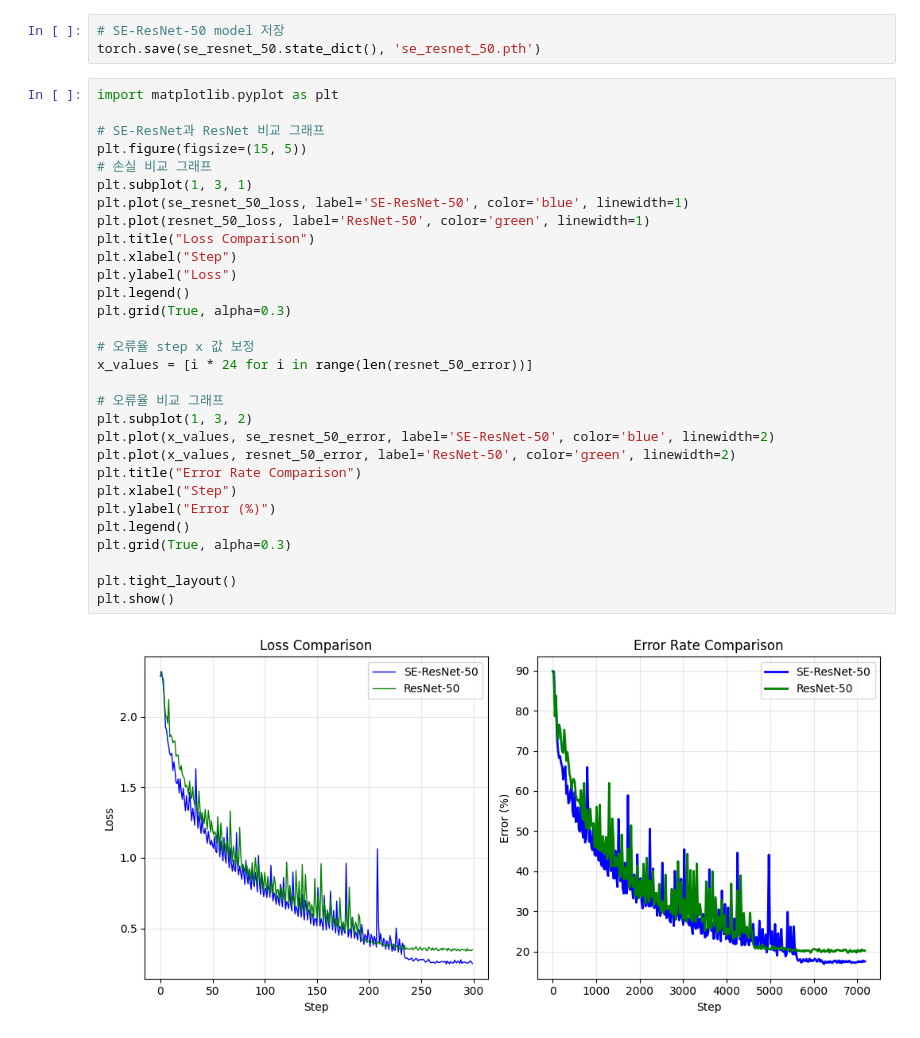
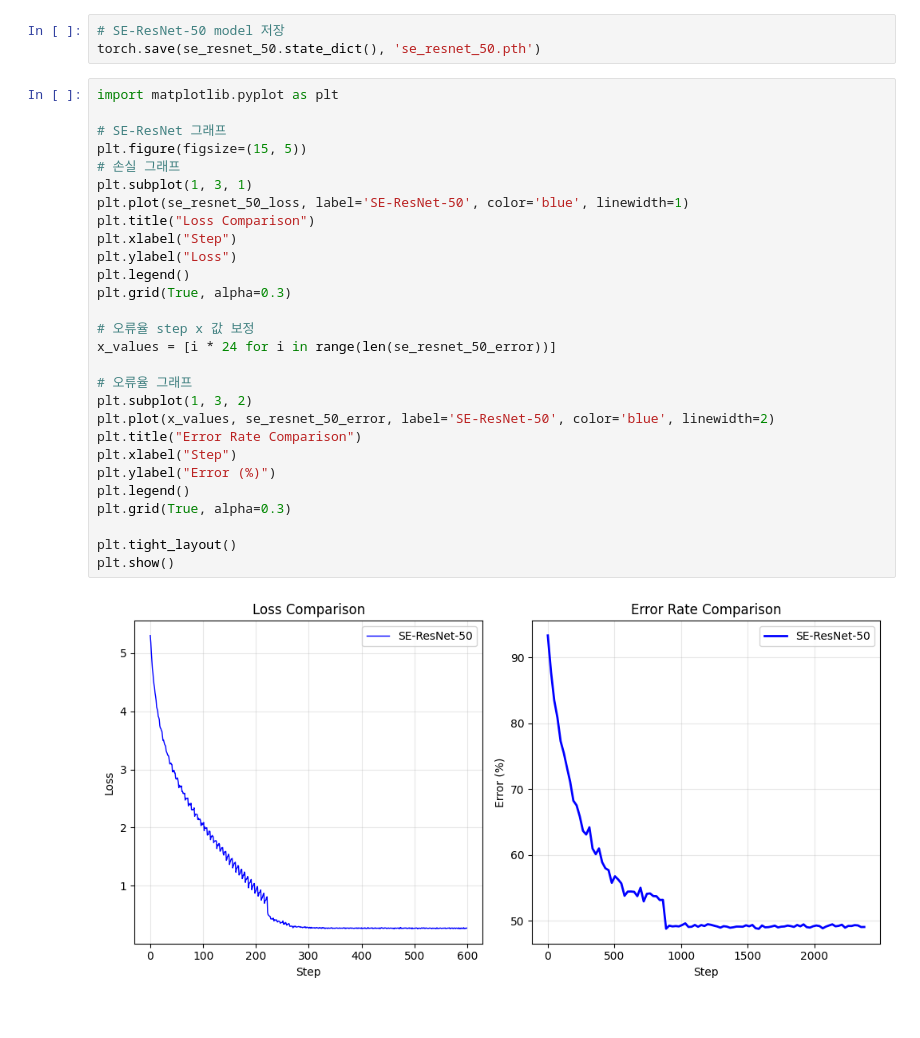
Before and after one commit to Donghyeon-Shin/learning_AI, a Jupyter notebook: Architectures/SENet/model.ipynb, the cells around one changed output. Saved outputs shown, nothing was run; the diff lists cells and outputs as text.

Commit message:
feat : SE-ResNet-50, Tiny-ImageNet-200 데이터 셋 학습(Epoch 100)

```diff
--- a/Architectures/SENet/model.ipynb
+++ b/Architectures/SENet/model.ipynb
@@ -492,33 +494,31 @@ torch.save(se_resnet_50.state_dict(), 'se_resnet_50.pth')
 # %%
 import matplotlib.pyplot as plt
 
-# SE-ResNet과 ResNet 비교 그래프
+# SE-ResNet 그래프
 plt.figure(figsize=(15, 5))
-# 손실 비교 그래프
+# 손실 그래프
 plt.subplot(1, 3, 1)
 plt.plot(se_resnet_50_loss, label='SE-ResNet-50', color='blue', linewidth=1)
-plt.plot(resnet_50_loss, label='ResNet-50', color='green', linewidth=1)
 plt.title("Loss Comparison")
 plt.xlabel("Step")
 plt.ylabel("Loss")
 plt.legend()
 plt.grid(True, alpha=0.3)
 
 # 오류율 step x 값 보정
-x_values = [i * 24 for i in range(len(resnet_50_error))]
+x_values = [i * 24 for i in range(len(se_resnet_50_error))]
 
-# 오류율 비교 그래프
+# 오류율 그래프
 plt.subplot(1, 3, 2)
 plt.plot(x_values, se_resnet_50_error, label='SE-ResNet-50', color='blue', linewidth=2)
-plt.plot(x_values, resnet_50_error, label='ResNet-50', color='green', linewidth=2)
 plt.title("Error Rate Comparison")
 plt.xlabel("Step")
 plt.ylabel("Error (%)")
 plt.legend()
 plt.grid(True, alpha=0.3)
 
 plt.tight_layout()
 plt.show()
 # %% [output]
-[figure, old version]
+[figure, new version]
 # %%
```
Also changed, not shown: parts of 3 cells of this notebook.
